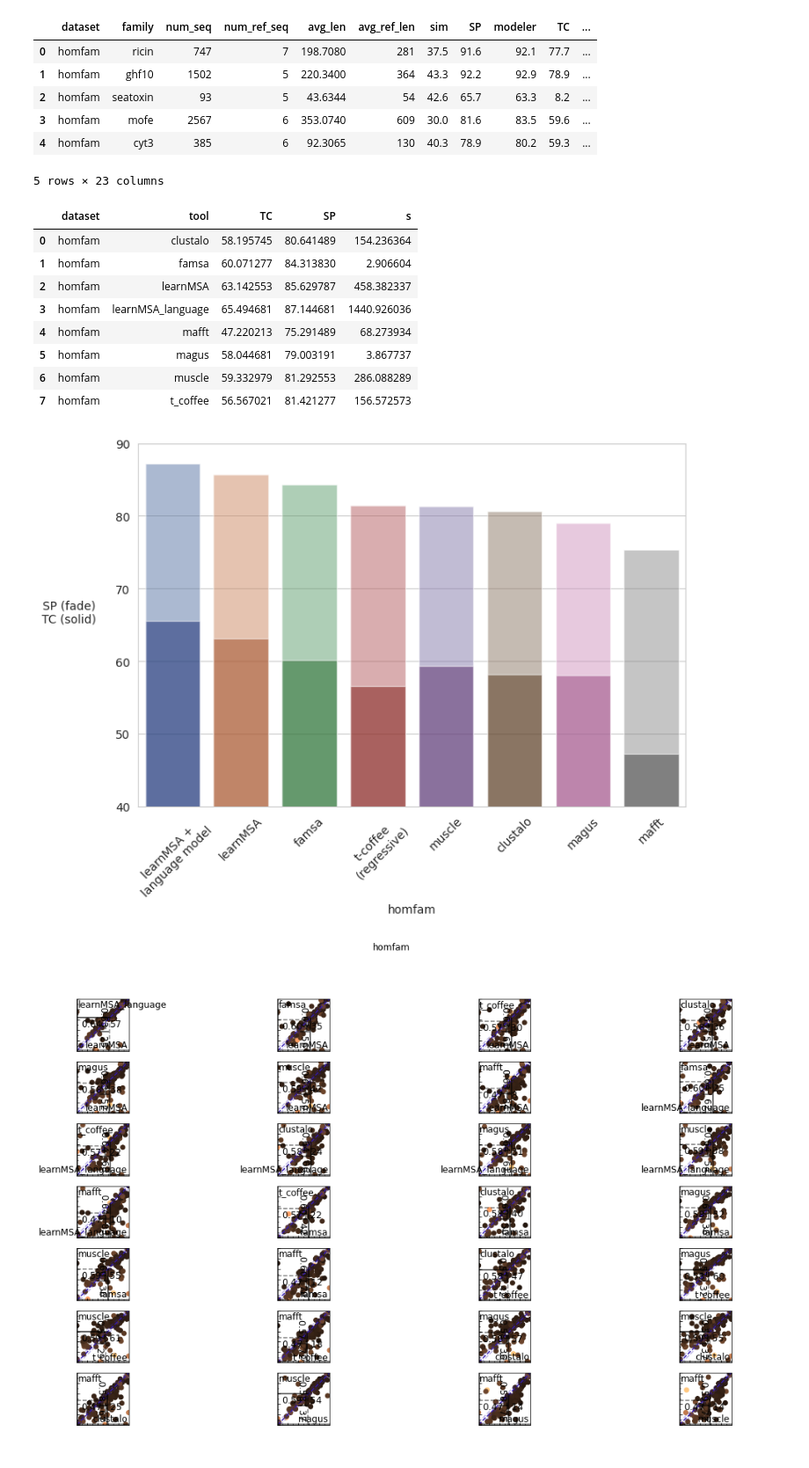
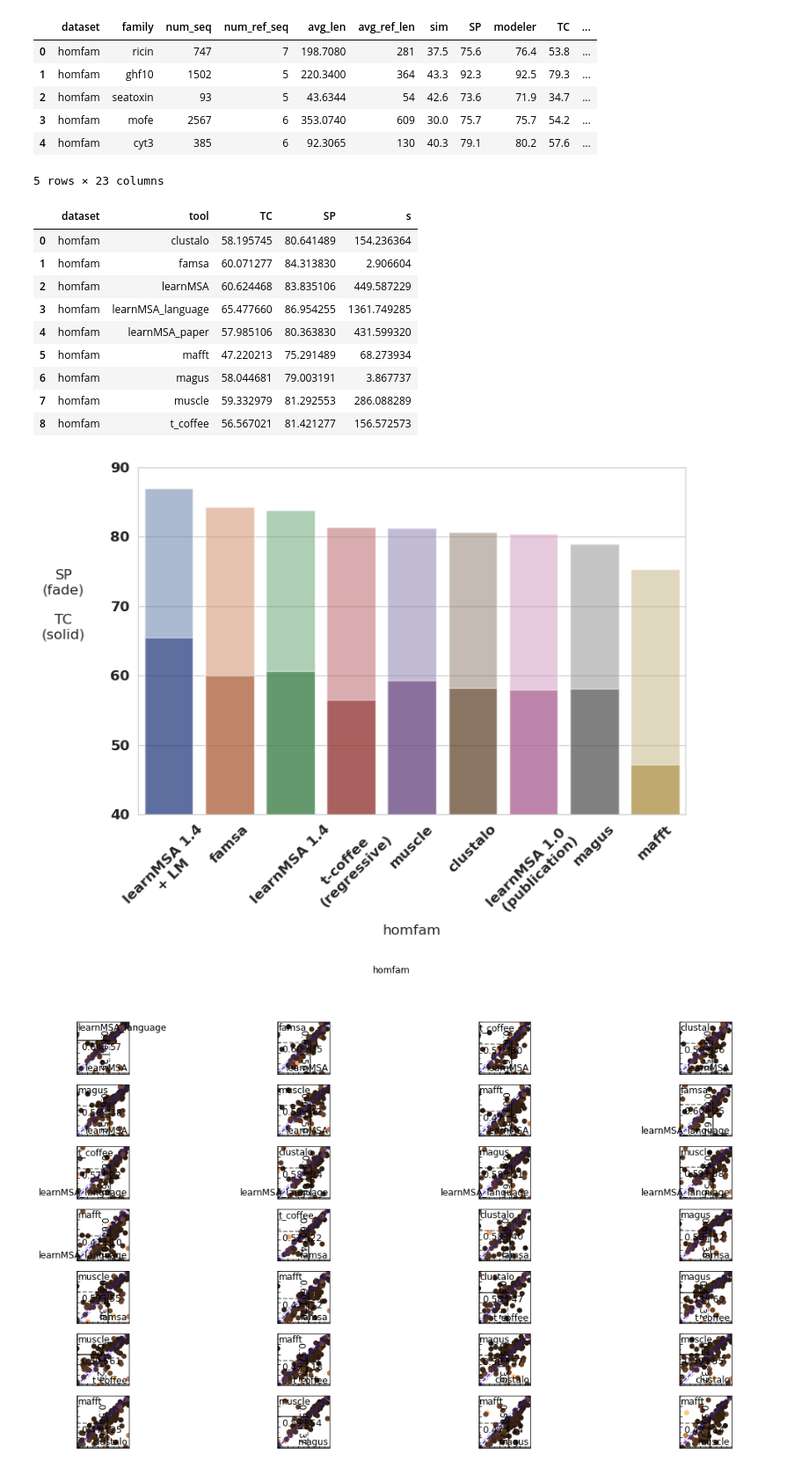
Before and after one commit to felbecker/snakeMSA, a Jupyter notebook: Plots.ipynb, the cells around one changed output. Shown at 88% size. Saved outputs shown, nothing was run; the diff lists cells and outputs as text; code cells hidden in the pictures.

```diff
--- a/Plots.ipynb
+++ b/Plots.ipynb
@@ -13,7 +13,7 @@ import matplotlib.cm as cm
 import numpy as np
 # %%
 # Define the list of file names
-tools = ["learnMSA", "learnMSA_language", "famsa", "t_coffee", "clustalo", "magus", "muscle", "mafft"]
+tools = ["learnMSA_paper", "learnMSA", "learnMSA_language", "famsa", "t_coffee", "clustalo", "magus", "muscle", "mafft"]
 num_tools = len(tools)
 
 # Create an empty list to store the dataframes
@@ -34,11 +34,11 @@ merged_df = pd.concat(dfs, ignore_index=True)
 merged_df.head()
 # %% [output]
 |  | dataset | family | num_seq | num_ref_seq | avg_len | avg_ref_len | sim | SP | modeler | TC | ... |
-| 0 | homfam | ricin | 747 | 7 | 198.7080 | 281 | 37.5 | 91.6 | 92.1 | 77.7 | ... |
-| 1 | homfam | ghf10 | 1502 | 5 | 220.3400 | 364 | 43.3 | 92.2 | 92.9 | 78.9 | ... |
-| 2 | homfam | seatoxin | 93 | 5 | 43.6344 | 54 | 42.6 | 65.7 | 63.3 | 8.2 | ... |
-| 3 | homfam | mofe | 2567 | 6 | 353.0740 | 609 | 30.0 | 81.6 | 83.5 | 59.6 | ... |
-| 4 | homfam | cyt3 | 385 | 6 | 92.3065 | 130 | 40.3 | 78.9 | 80.2 | 59.3 | ... |
+| 0 | homfam | ricin | 747 | 7 | 198.7080 | 281 | 37.5 | 75.6 | 76.4 | 53.8 | ... |
+| 1 | homfam | ghf10 | 1502 | 5 | 220.3400 | 364 | 43.3 | 92.3 | 92.5 | 79.3 | ... |
+| 2 | homfam | seatoxin | 93 | 5 | 43.6344 | 54 | 42.6 | 73.6 | 71.9 | 34.7 | ... |
+| 3 | homfam | mofe | 2567 | 6 | 353.0740 | 609 | 30.0 | 75.7 | 75.7 | 54.2 | ... |
+| 4 | homfam | cyt3 | 385 | 6 | 92.3065 | 130 | 40.3 | 79.1 | 80.2 | 57.6 | ... |
 5 rows × 23 columns
 # %%
 means = merged_df.groupby(["dataset", "tool"])[["TC", "SP", "s"]].mean().reset_index()
@@ -47,45 +47,50 @@ means
 |  | dataset | tool | TC | SP | s |
 | 0 | homfam | clustalo | 58.195745 | 80.641489 | 154.236364 |
 | 1 | homfam | famsa | 60.071277 | 84.313830 | 2.906604 |
-| 2 | homfam | learnMSA | 63.142553 | 85.629787 | 458.382337 |
-| 3 | homfam | learnMSA_language | 65.494681 | 87.144681 | 1440.926036 |
-| 4 | homfam | mafft | 47.220213 | 75.291489 | 68.273934 |
-| 5 | homfam | magus | 58.044681 | 79.003191 | 3.867737 |
-| 6 | homfam | muscle | 59.332979 | 81.292553 | 286.088289 |
-| 7 | homfam | t_coffee | 56.567021 | 81.421277 | 156.572573 |
+| 2 | homfam | learnMSA | 60.624468 | 83.835106 | 449.587229 |
+| 3 | homfam | learnMSA_language | 65.477660 | 86.954255 | 1361.749285 |
+| 4 | homfam | learnMSA_paper | 57.985106 | 80.363830 | 431.599320 |
+| 5 | homfam | mafft | 47.220213 | 75.291489 | 68.273934 |
+| 6 | homfam | magus | 58.044681 | 79.003191 | 3.867737 |
+| 7 | homfam | muscle | 59.332979 | 81.292553 | 286.088289 |
+| 8 | homfam | t_coffee | 56.567021 | 81.421277 | 156.572573 |
 # %%
 # make a stacked bar plot that compares SP and TC scores for all tools
 # for each dataset
 datasets = means.dataset.unique()
 sns.set_style("whitegrid")
+font = {"size"   : 12}
+rc('font', **font)
 fig = plt.figure(figsize=(8,6))
 #get the permutation that sorts the tools by their mean SP score
 sorted_ds_tools = means.groupby(["dataset", "tool"])["SP"].mean().sort_values(ascending=False).index
 means_sorted = means.set_index(["dataset", "tool"]).loc[sorted_ds_tools].reset_index()
 for i,d in enumerate(datasets):
     data = means_sorted[means_sorted.dataset == d]
     data.tool = data.tool.astype('category')
-    data.tool = data.tool.cat.rename_categories({"learnMSA_language" : "learnMSA +\nlanguage model",
+    data.tool = data.tool.cat.rename_categories({"learnMSA_language" : "learnMSA 1.4\n+ LM",
+                                                 "learnMSA_paper" : "learnMSA 1.0 \n (publication)",
+                                                 "learnMSA" : "learnMSA 1.4",
                                                  "t_coffee" : "t-coffee\n(regressive)"})
     data.tool = data.tool.astype('object')
     ax = fig.add_subplot(datasets.size, 1, i+1)
     #render sp scores
     sp = sns.barplot(
         data=data, x="tool", y="SP",
         palette="deep", alpha=.5, ax=ax)
     #render tc scores as stacked bars on top
     tc = sns.barplot(data=data, x="tool", y="TC",
         palette="dark", alpha=.5, ax=ax)
     ax.set_ylim(40, 90)
     ax.set_xlabel(d)
     for item in ax.get_xticklabels():
         item.set_rotation(45)
-    ax.set_ylabel("SP (fade)\nTC (solid)", rotation=0, labelpad=40)
+    ax.set_ylabel("SP\n(fade)\n\nTC\n(solid)", rotation=0, labelpad=40)
 #save as pdf
 plt.tight_layout()
 plt.savefig("plots/SP_TC.pdf")
 # %% [output]
-[figure, old version]
+[figure, new version]
 # %%
 
 
```
Also changed, not shown: parts of 1 cell of this notebook, 7 other files.
